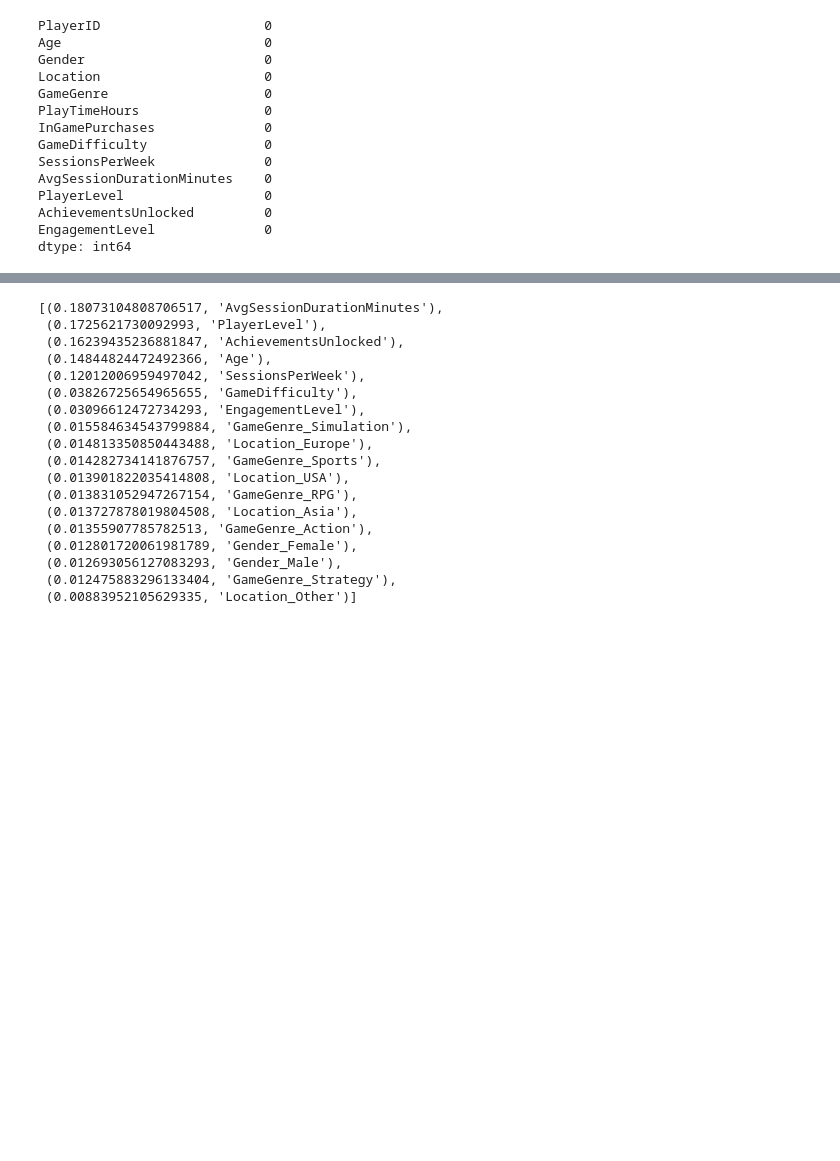
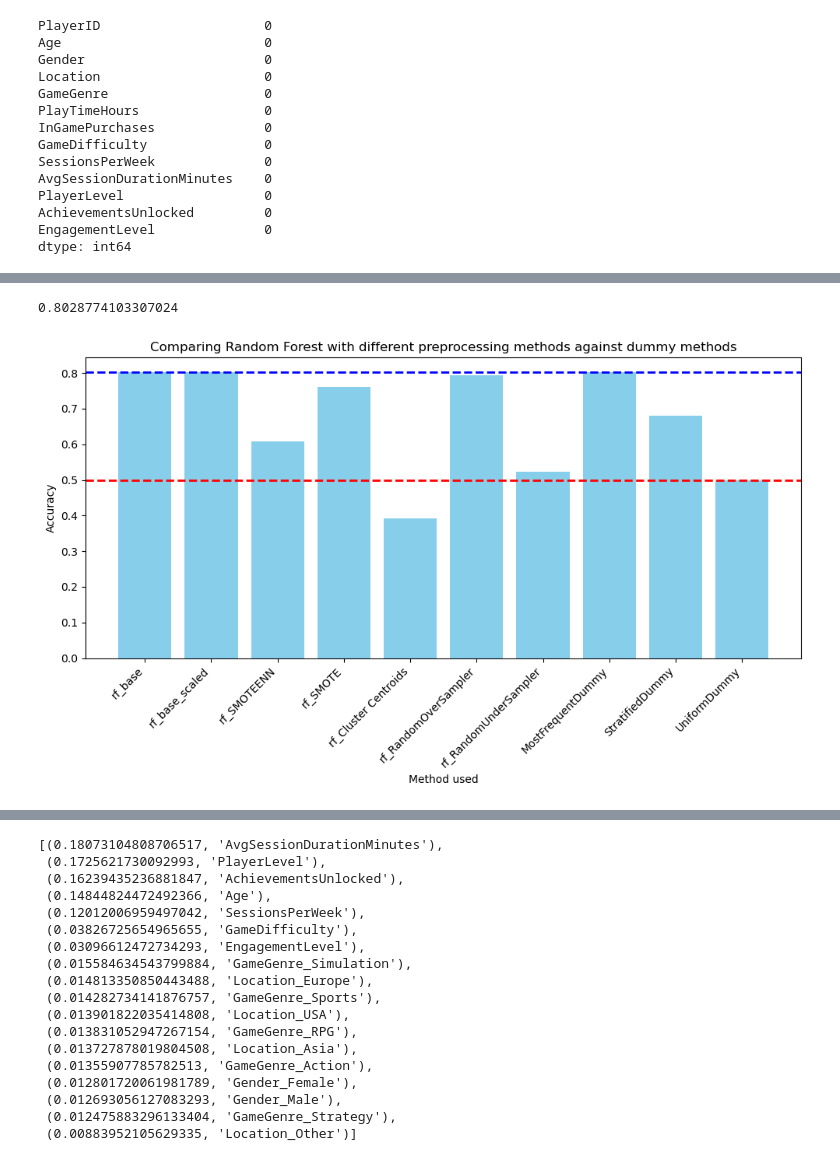
Before and after one commit to baraban7890/In-App-Purchase-Analysis, a Jupyter notebook: coding_analysis/mike_file.ipynb, the cells around one changed output, grey strips where cells are left out. Cells and saved outputs as stored; diff of their text form; code cells hidden in the pictures; blank space fills up the shorter version.

Commit message:
commit after running the accuracy score and graph for different methods applied to Random Forest Model

```diff
--- a/coding_analysis/mike_file.ipynb
+++ b/coding_analysis/mike_file.ipynb
@@ -152,0 +183,11 @@ weighted avg       0.68      0.79      0.72     10009
+# %%
+# Create a DummyClassifier that predicts based on class distribution
+dummy_clf_stratified = DummyClassifier(strategy="stratified", random_state=7)
+dummy_clf_stratified.fit(X_train, y_train)
+
+# Predictions
+y_pred_stratified = dummy_clf_stratified.predict(X_test)
+
+# Evaluate the dummy model
+u.eval_model(dummy_clf_stratified,X_test_scaled,y_test)
+dummy_dict['StratifiedDummy'] = round(accuracy_score(y_test,y_pred_stratified),3)
@@ -152,0 +209,12 @@ weighted avg       0.68      0.79      0.72     10009
+# %%
+# Uniform random classifier (randomly predicts with equal probability for all classes)
+dummy_uniform = DummyClassifier(strategy="uniform", random_state=7)
+dummy_uniform.fit(X_train, y_train)
+
+# Predictions
+y_pred_uniform = dummy_uniform.predict(X_test)
+
+# Evaluate the model
+print(f"Accuracy: {accuracy_score(y_test, y_pred_uniform)}")
+print(f"Classification Report:\n{classification_report(y_test, y_pred_uniform)}")
+dummy_dict['UniformDummy'] = round(accuracy_score(y_test,y_pred_uniform),3)
@@ -152,0 +236,4 @@ weighted avg       0.68      0.79      0.72     10009
+# %%
+### Merges the accuracy dict for logistic regression with the dummy dict
+accuracies_dict_rf= u.merge_with_dummy(accuracies_dict_rf,dummy_dict)
+accuracies_dict_rf
@@ -153,3 +251,13 @@ weighted avg       0.68      0.79      0.72     10009
+# %%
+### To be used in graphs, shows the proportion of 0's in the test data
+test_distribution = len(y_test[y_test==0])/len(y_test)
+test_distribution
+# %% [output]
+0.8028774103307024
+# %%
+u.plot_accuracies(accuracies_dict_rf,'Random Forest',test_distribution)
+# %% [output]
+[figure, added]
 # %%
 # print the model score
 print(f"Training Model Score: {rf.score(X_train_scaled, y_train)}")
```
Also changed, not shown: parts of 17 cells of this notebook.
